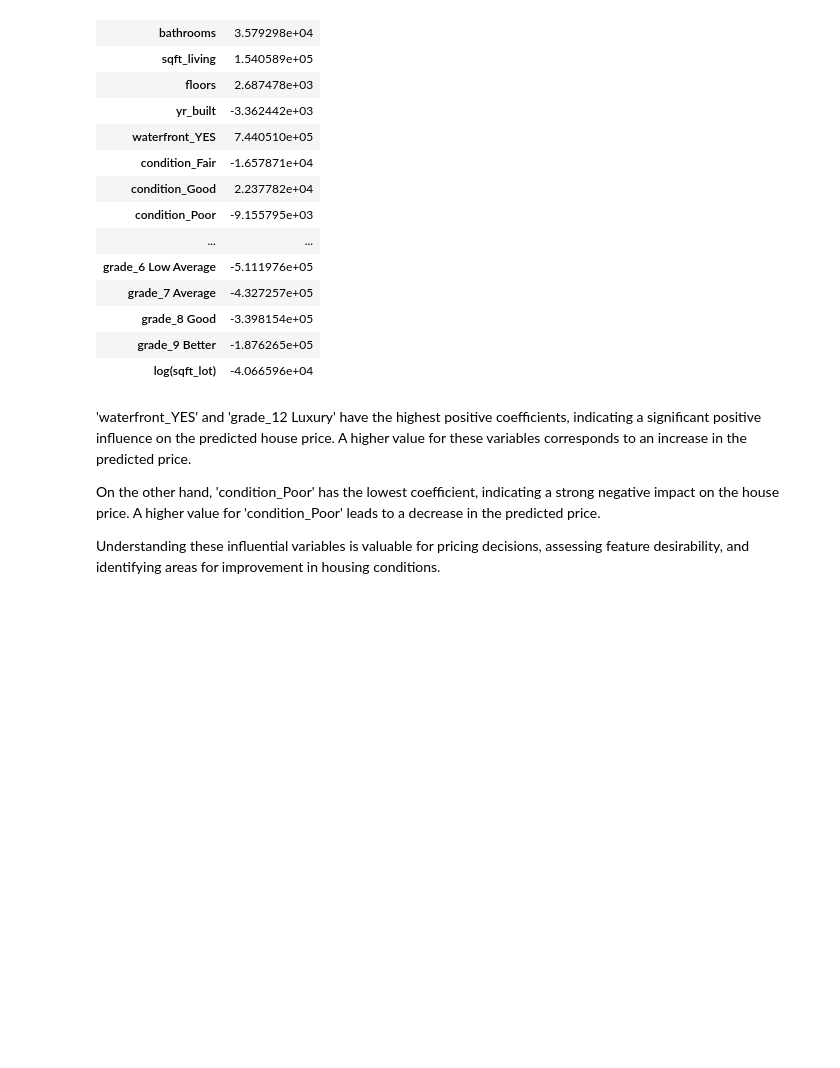
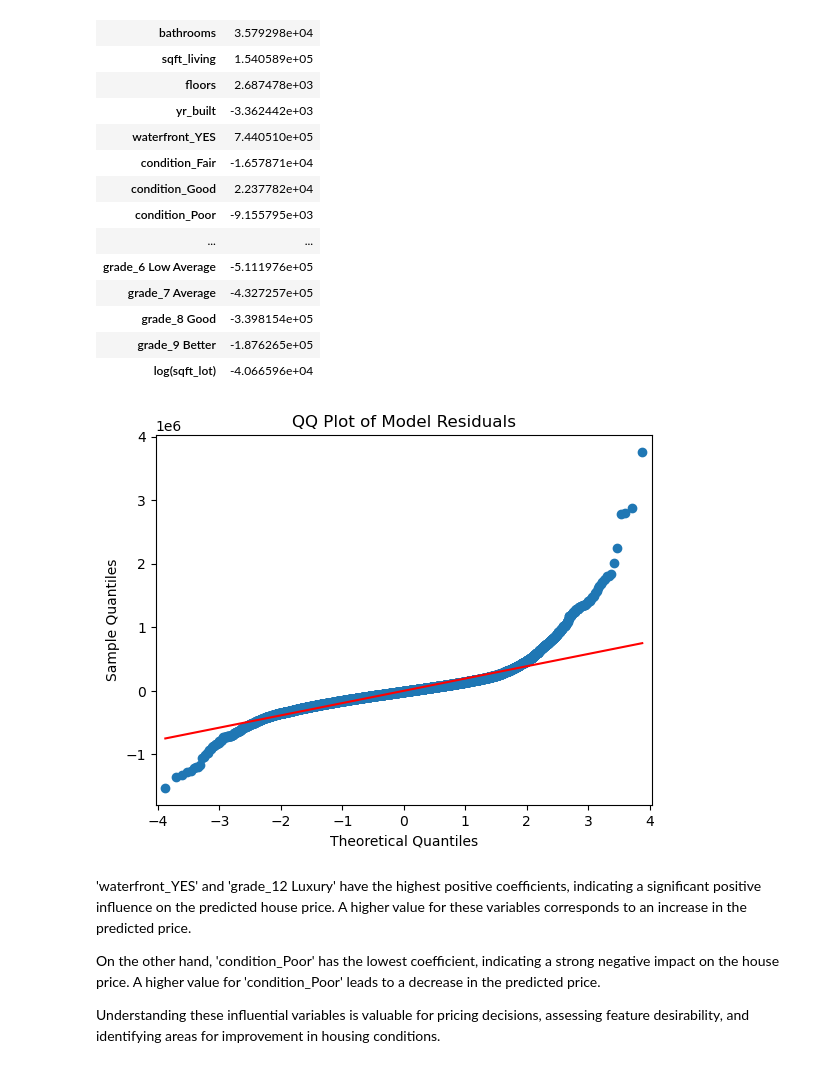
Before and after one commit to AdnanK1/phase-2, a Jupyter notebook: index.ipynb, the cells around one changed output. Drawn from its saved outputs; the diff is of its cells as text; code cells hidden in the pictures; blank space fills up the shorter version.

Commit message:
Added a qq plot

```diff
--- a/index.ipynb
+++ b/index.ipynb
@@ -614,6 +614,13 @@ standardized_df
 | grade_8 Good | -3.398154e+05 |
 | grade_9 Better | -1.876265e+05 |
 | log(sqft_lot) | -4.066596e+04 |
+# %%
+residuals = standardized_model.resid
+sm.graphics.qqplot(residuals, line='r')
+plt.title('QQ Plot of Model Residuals')
+plt.show()
+# %% [output]
+[figure, added]
 # %% [markdown]
 'waterfront_YES' and 'grade_12 Luxury' have the highest positive coefficients, indicating a significant positive influence on the predicted house price. A higher value for these variables corresponds to an increase in the predicted price.
 
```
Also changed, not shown: 1 other file.
